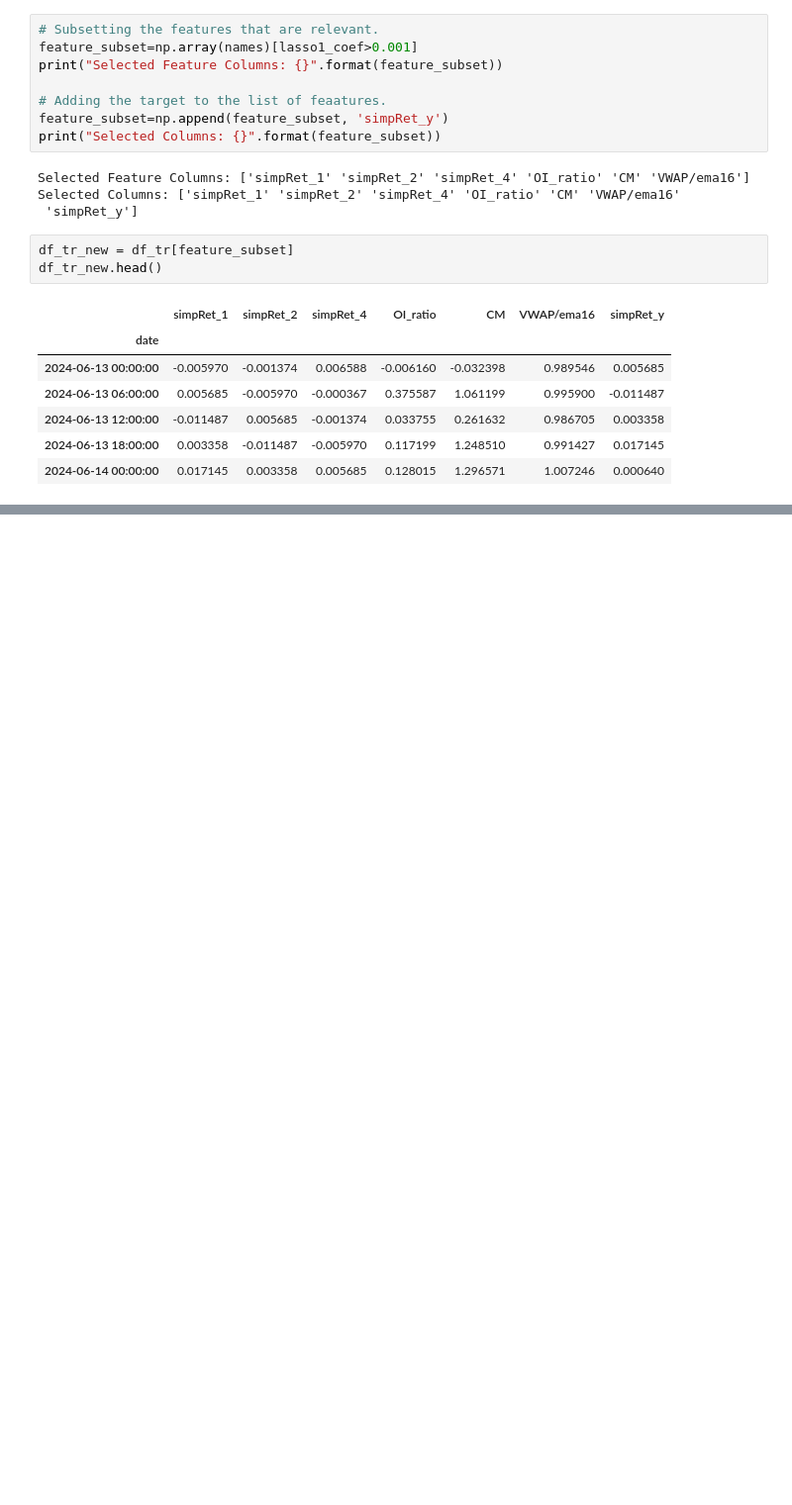
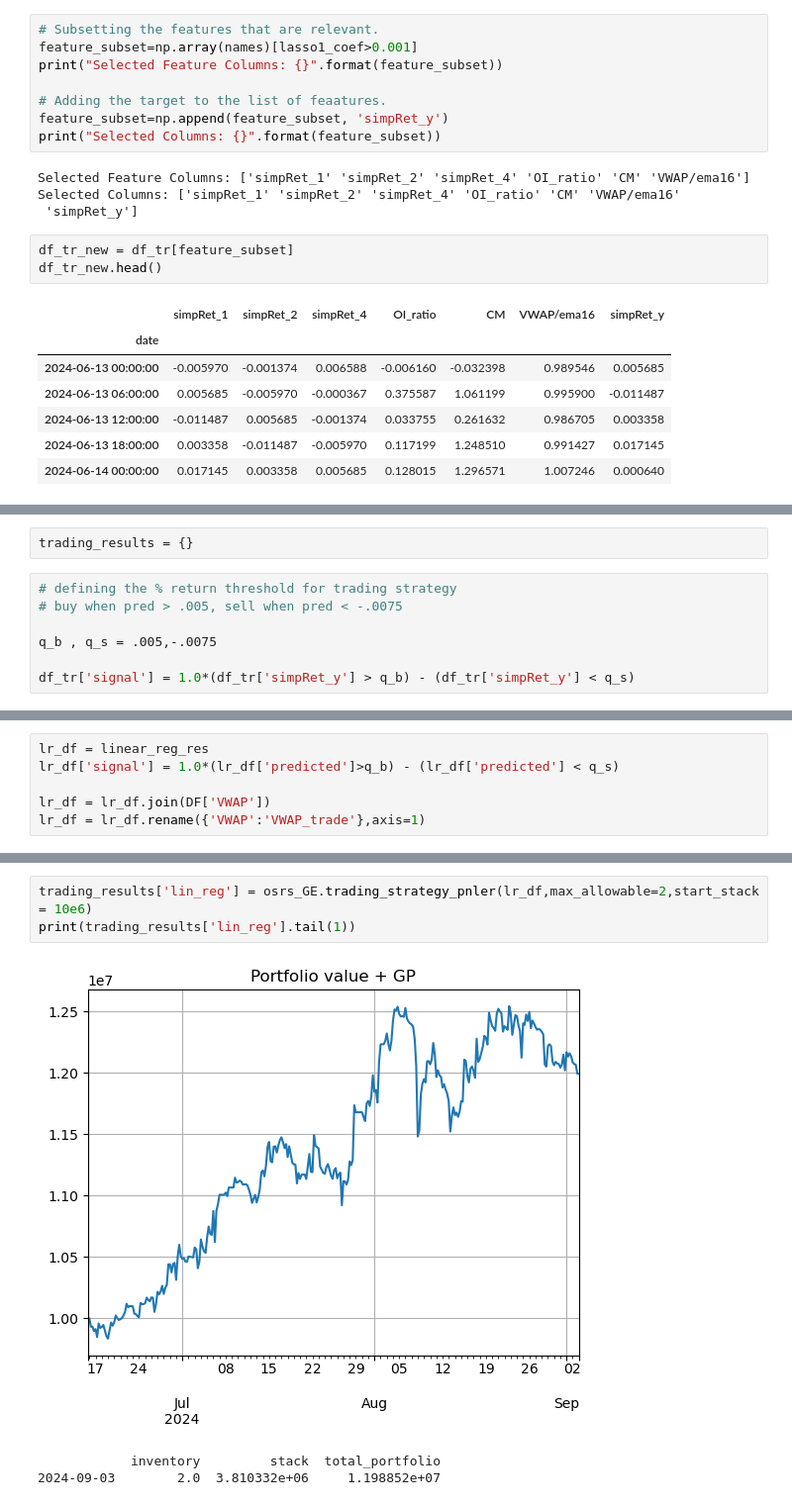
Before and after one commit to codyjcao/osrs-ge, a Jupyter notebook: osrs_ML_forecasting.ipynb, the cells around one changed output, grey strips where cells are left out. Shown at 99% size. Saved outputs shown, nothing was run; the diff lists cells and outputs as text; blank space fills up the shorter version.

```diff
--- a/osrs_ML_forecasting.ipynb
+++ b/osrs_ML_forecasting.ipynb
@@ -325,0 +312,9 @@ Mean EPLoss:  0.0011058549370676857
+# %%
+trading_results = {}
+# %%
+# defining the % return threshold for trading strategy
+# buy when pred > .005, sell when pred < -.0075
+
+q_b , q_s = .005,-.0075
+
+df_tr['signal'] = 1.0*(df_tr['simpRet_y'] > q_b) - (df_tr['simpRet_y'] < q_s)
@@ -325,0 +331,6 @@ Mean EPLoss:  0.0011058549370676857
+# %%
+lr_df = linear_reg_res
+lr_df['signal'] = 1.0*(lr_df['predicted']>q_b) - (lr_df['predicted'] < q_s)
+
+lr_df = lr_df.join(DF['VWAP'])
+lr_df = lr_df.rename({'VWAP':'VWAP_trade'},axis=1)
@@ -325,0 +351,7 @@ Mean EPLoss:  0.0011058549370676857
+# %%
+trading_results['lin_reg'] = osrs_GE.trading_strategy_pnler(lr_df,max_allowable=2,start_stack = 10e6)
+print(trading_results['lin_reg'].tail(1))
+# %% [output]
+[figure, added]
+            inventory         stack  total_portfolio
+2024-09-03        2.0  3.810332e+06     1.198852e+07
```
Also changed, not shown: parts of 19 cells of this notebook, 1 other file.
